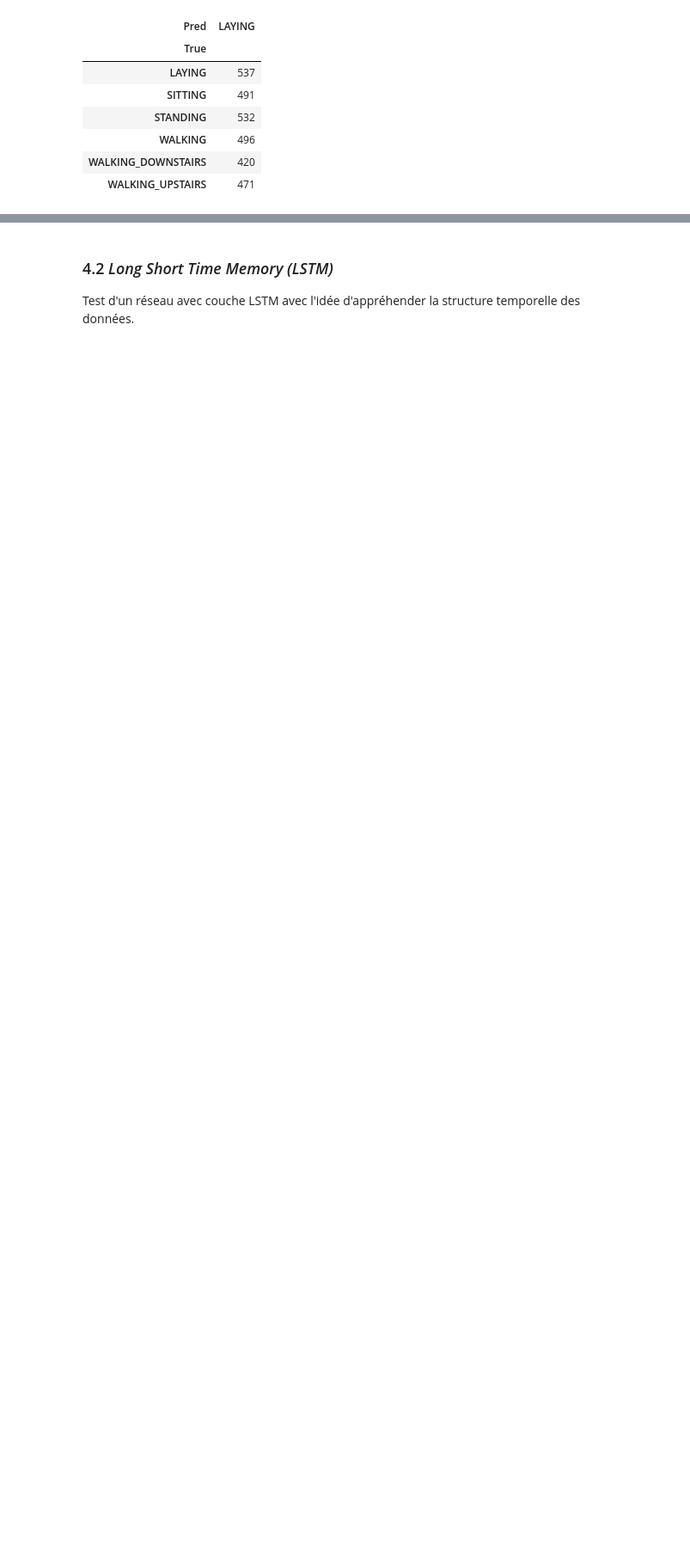
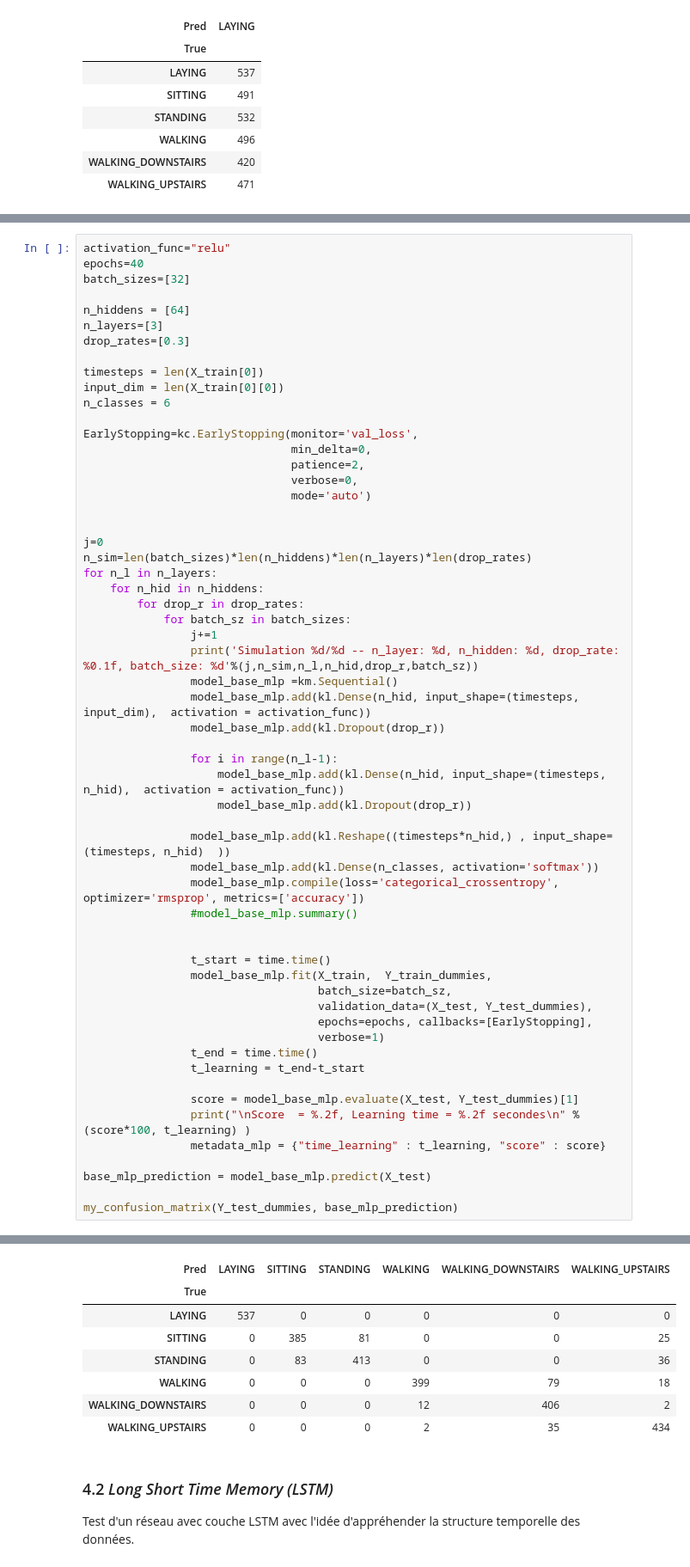
Before and after one commit to CangelosiQ/HAR, a Jupyter notebook: Cangelosi_Stratan_HAR_Inertial_data2.ipynb, the cells around one changed output, grey strips where cells are left out. Shown at 86% size. Cells and saved outputs as stored; diff of their text form; blank space fills up the shorter version.

```diff
--- a/Cangelosi_Stratan_HAR_Inertial_data2.ipynb
+++ b/Cangelosi_Stratan_HAR_Inertial_data2.ipynb
@@ -2575,0 +2574,59 @@ Score  = 84.76, Learning time = 70.85 secondes
+# %%
+activation_func="relu"
+epochs=40
+batch_sizes=[32]
+
+n_hiddens = [64]
+n_layers=[3]
+drop_rates=[0.3]
+
+timesteps = len(X_train[0])
+input_dim = len(X_train[0][0])
+n_classes = 6
+
+EarlyStopping=kc.EarlyStopping(monitor='val_loss',
+                               min_delta=0,
+                               patience=2,
+                               verbose=0,
+                               mode='auto')
+
+
+j=0
+n_sim=len(batch_sizes)*len(n_hiddens)*len(n_layers)*len(drop_rates)
+for n_l in n_layers:
+    for n_hid in n_hiddens:
+        for drop_r in drop_rates:
+            for batch_sz in batch_sizes:
+                j+=1
+                print('Simulation %d/%d -- n_layer: %d, n_hidden: %d, drop_rate: %0.1f, batch_size: %d'%(j,n_sim,n_l,n_hid,drop_r,batch_sz))
+                model_base_mlp =km.Sequential()
+                model_base_mlp.add(kl.Dense(n_hid, input_shape=(timesteps, input_dim),  activation = activation_func))
+                model_base_mlp.add(kl.Dropout(drop_r))
+
+                for i in range(n_l-1):
+                    model_base_mlp.add(kl.Dense(n_hid, input_shape=(timesteps, n_hid),  activation = activation_func))
+                    model_base_mlp.add(kl.Dropout(drop_r))
+
+                model_base_mlp.add(kl.Reshape((timesteps*n_hid,) , input_shape= (timesteps, n_hid)  ))
+                model_base_mlp.add(kl.Dense(n_classes, activation='softmax'))
+                model_base_mlp.compile(loss='categorical_crossentropy', optimizer='rmsprop', metrics=['accuracy'])
+                #model_base_mlp.summary()
+
+
+                t_start = time.time()
+                model_base_mlp.fit(X_train,  Y_train_dummies,
+                                   batch_size=batch_sz,
+                                   validation_data=(X_test, Y_test_dummies),
+                                   epochs=epochs, callbacks=[EarlyStopping],
+                                   verbose=1)
+                t_end = time.time()
+                t_learning = t_end-t_start
+
+                score = model_base_mlp.evaluate(X_test, Y_test_dummies)[1]
+                print("\nScore  = %.2f, Learning time = %.2f secondes\n" %(score*100, t_learning) )
+                metadata_mlp = {"time_learning" : t_learning, "score" : score}
+
+base_mlp_prediction = model_base_mlp.predict(X_test)
+
+my_confusion_matrix(Y_test_dummies, base_mlp_prediction)
+# %% [output]
@@ -2576,3 +2648,11 @@ Score  = 84.76, Learning time = 70.85 secondes
+| Pred | LAYING | SITTING | STANDING | WALKING | WALKING_DOWNSTAIRS | WALKING_UPSTAIRS |
+| True |  |  |  |  |  |  |
+| LAYING | 537 | 0 | 0 | 0 | 0 | 0 |
+| SITTING | 0 | 385 | 81 | 0 | 0 | 25 |
+| STANDING | 0 | 83 | 413 | 0 | 0 | 36 |
+| WALKING | 0 | 0 | 0 | 399 | 79 | 18 |
+| WALKING_DOWNSTAIRS | 0 | 0 | 0 | 12 | 406 | 2 |
+| WALKING_UPSTAIRS | 0 | 0 | 0 | 2 | 35 | 434 |
 # %% [markdown]
 ### 4.2 *Long Short Time Memory (LSTM)*
 Test d'un réseau avec couche LSTM avec l'idée d'appréhender la structure temporelle des données.
```
Also changed, not shown: parts of 12 cells of this notebook.
